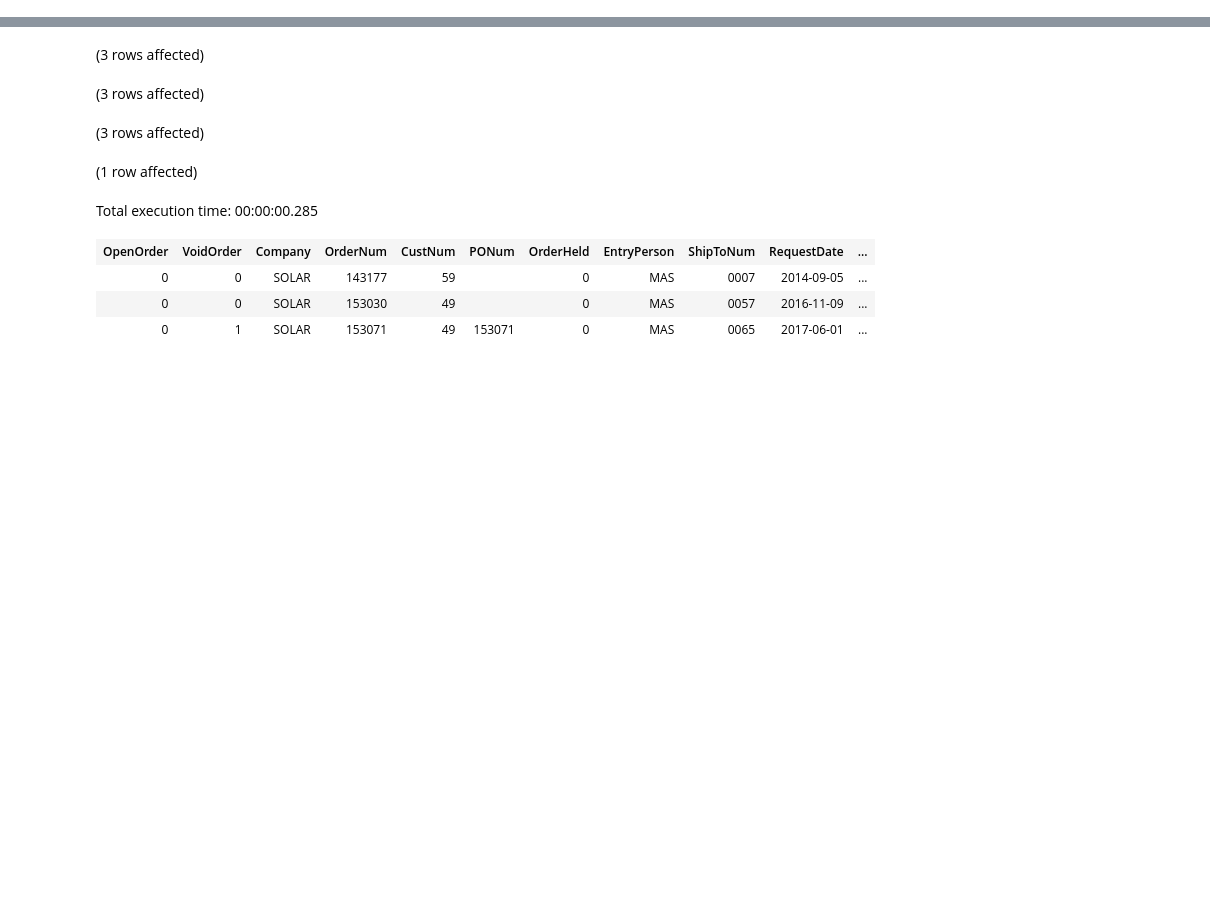
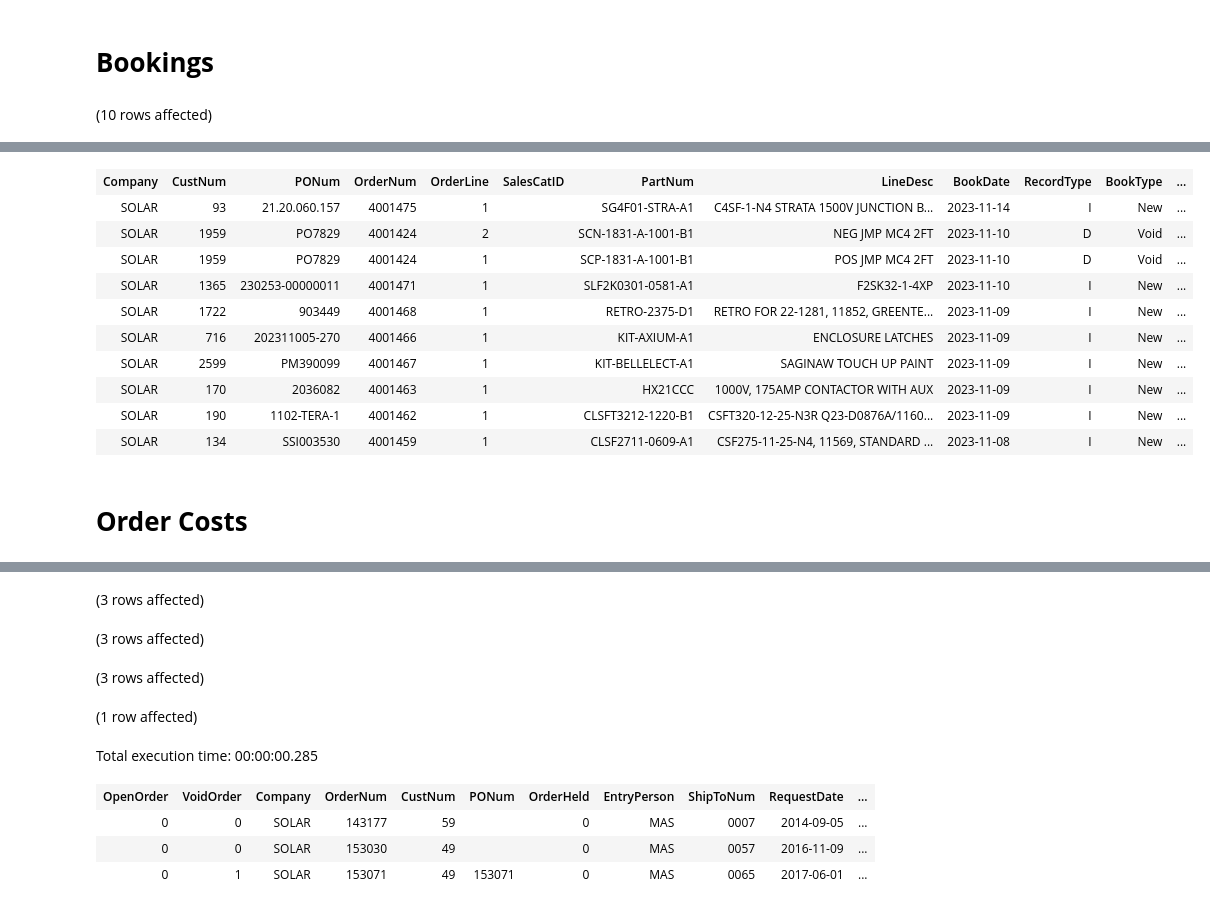
Before and after one commit to mdelisio/SQL-Scripts, a Jupyter notebook: Notebook-ebos order forecast.ipynb, the cells around one changed output, grey strips where cells are left out. Cells and saved outputs as stored; diff of their text form; code cells hidden in the pictures; blank space fills up the shorter version.

```diff
--- a/Notebook-ebos order forecast.ipynb
+++ b/Notebook-ebos order forecast.ipynb
@@ -0,0 +177,37 @@
+# %% [markdown]
+# **Bookings**
+# %%
+Select Top (10)
+BO.Company,
+BO.CustNum,
+BO.PONum,
+BD.OrderNum,
+BD.OrderLine,
+OD.SalesCatID,
+OD.PartNum,
+OD.LineDesc,
+BD.BookDate,
+BD.RecType as RecordType,
+BD.BookType,
+BD.ProdCode,
+Ohud.Division_c as Division,
+BD.BookValue as BookingAmount
+from ODS_ERPDB.Erp_BookOrd as BO
+inner join ODS_ERPDB.Erp_BookDtl as BD
+    on BO.Company = BD.Company
+    and BO.OrderNum = BD.OrderNum
+INNER JOIN ODS_ERPDB.Erp_OrderDtl as OD
+    ON OD.Company = BD.Company
+    and OD.OrderNum = BD.OrderNum
+    AND OD.OrderLine = BD.OrderLine
+LEFT JOIN ODS_ERPDB.Erp_OrderHed AS oh
+    ON BD.Company = OH.Company
+    AND BD.OrderNum = OH.OrderNum
+INNER JOIN ODS_ERPDB.Erp_OrderHed_UD AS ohud
+    on oh.SysRowID = ohud.ForeignSysRowID
+where BO.Company = 'Solar'
+and BD.BookValue <> 0
+AND OHUD.Division_c = 6
+Order by BD.BookDate Desc
+# %% [output]
+(10 rows affected)
@@ -0,0 +215,13 @@
+| Company | CustNum | PONum | OrderNum | OrderLine | SalesCatID | PartNum | LineDesc | BookDate | RecordType | BookType | ... |
+| SOLAR | 93 | 21.20.060.157 | 4001475 | 1 |  | SG4F01-STRA-A1 | C4SF-1-N4 STRATA 1500V JUNCTION B... | 2023-11-14 | I | New | ... |
+| SOLAR | 1959 | PO7829 | 4001424 | 2 |  | SCN-1831-A-1001-B1 | NEG JMP MC4 2FT | 2023-11-10 | D | Void | ... |
+| SOLAR | 1959 | PO7829 | 4001424 | 1 |  | SCP-1831-A-1001-B1 | POS JMP MC4 2FT | 2023-11-10 | D | Void | ... |
+| SOLAR | 1365 | 230253-00000011 | 4001471 | 1 |  | SLF2K0301-0581-A1 | F2SK32-1-4XP | 2023-11-10 | I | New | ... |
+| SOLAR | 1722 | 903449 | 4001468 | 1 |  | RETRO-2375-D1 | RETRO FOR 22-1281, 11852, GREENTE... | 2023-11-09 | I | New | ... |
+| SOLAR | 716 | 202311005-270 | 4001466 | 1 |  | KIT-AXIUM-A1 | ENCLOSURE LATCHES | 2023-11-09 | I | New | ... |
+| SOLAR | 2599 | PM390099 | 4001467 | 1 |  | KIT-BELLELECT-A1 | SAGINAW TOUCH UP PAINT | 2023-11-09 | I | New | ... |
+| SOLAR | 170 | 2036082 | 4001463 | 1 |  | HX21CCC | 1000V, 175AMP CONTACTOR WITH AUX | 2023-11-09 | I | New | ... |
+| SOLAR | 190 | 1102-TERA-1 | 4001462 | 1 |  | CLSFT3212-1220-B1 | CSFT320-12-25-N3R Q23-D0876A/1160... | 2023-11-09 | I | New | ... |
+| SOLAR | 134 | SSI003530 | 4001459 | 1 |  | CLSF2711-0609-A1 | CSF275-11-25-N4, 11569, STANDARD ... | 2023-11-08 | I | New | ... |
+# %% [markdown]
+# **Order Costs**
```
Also changed, not shown: parts of 31 cells of this notebook, 1 other file.
